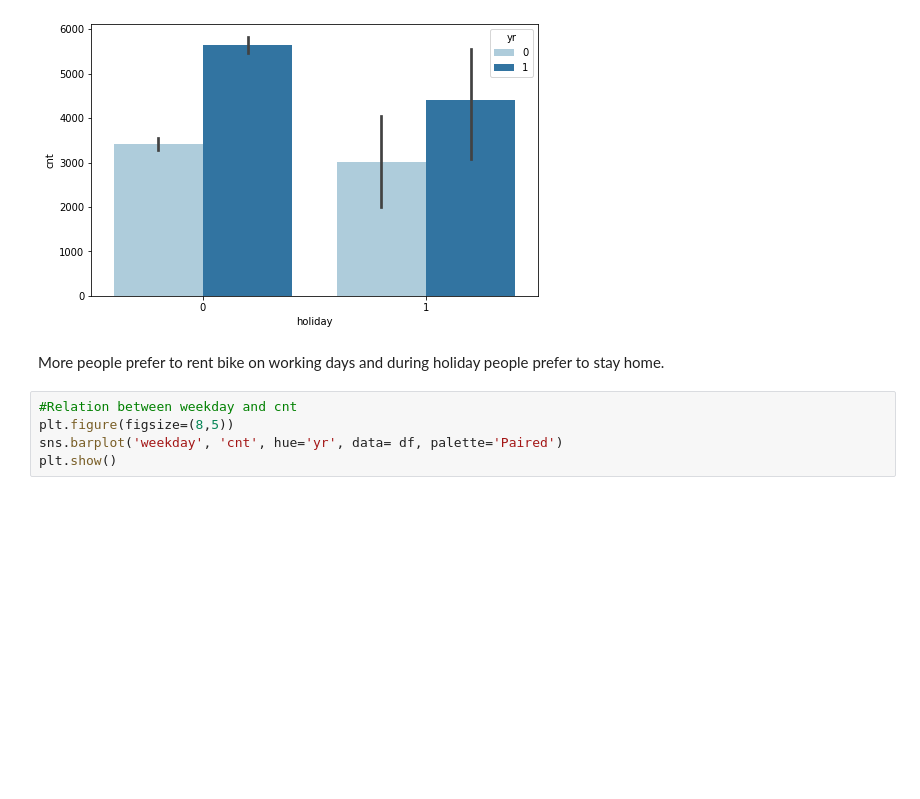
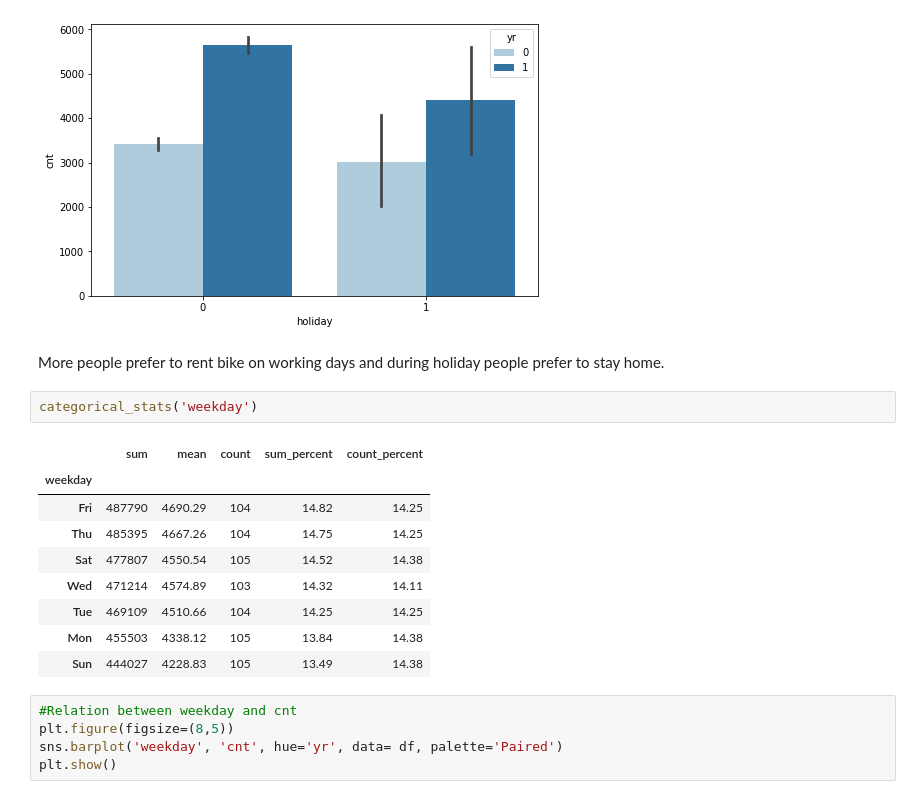
Before and after one commit to PramodKhandare/BoomBikes-LinearRegression-Assignment, a Jupyter notebook: BoomBikes-LinearRegression-Assignment.ipynb, the cells around one changed output. Saved outputs shown, nothing was run; the diff lists cells and outputs as text; blank space fills up the shorter version.

```diff
--- a/BoomBikes-LinearRegression-Assignment.ipynb
+++ b/BoomBikes-LinearRegression-Assignment.ipynb
@@ -251,6 +306,18 @@ plt.show()
 [figure]
 # %% [markdown]
 More people prefer to rent bike on working days and during holiday people prefer to stay home.
+# %%
+categorical_stats('weekday')
+# %% [output]
+|  | sum | mean | count | sum_percent | count_percent |
+| weekday |  |  |  |  |  |
+| Fri | 487790 | 4690.29 | 104 | 14.82 | 14.25 |
+| Thu | 485395 | 4667.26 | 104 | 14.75 | 14.25 |
+| Sat | 477807 | 4550.54 | 105 | 14.52 | 14.38 |
+| Wed | 471214 | 4574.89 | 103 | 14.32 | 14.11 |
+| Tue | 469109 | 4510.66 | 104 | 14.25 | 14.25 |
+| Mon | 455503 | 4338.12 | 105 | 13.84 | 14.38 |
+| Sun | 444027 | 4228.83 | 105 | 13.49 | 14.38 |
 # %%
 #Relation between weekday and cnt
 plt.figure(figsize=(8,5))
```
Also changed, not shown: parts of 28 cells of this notebook.
